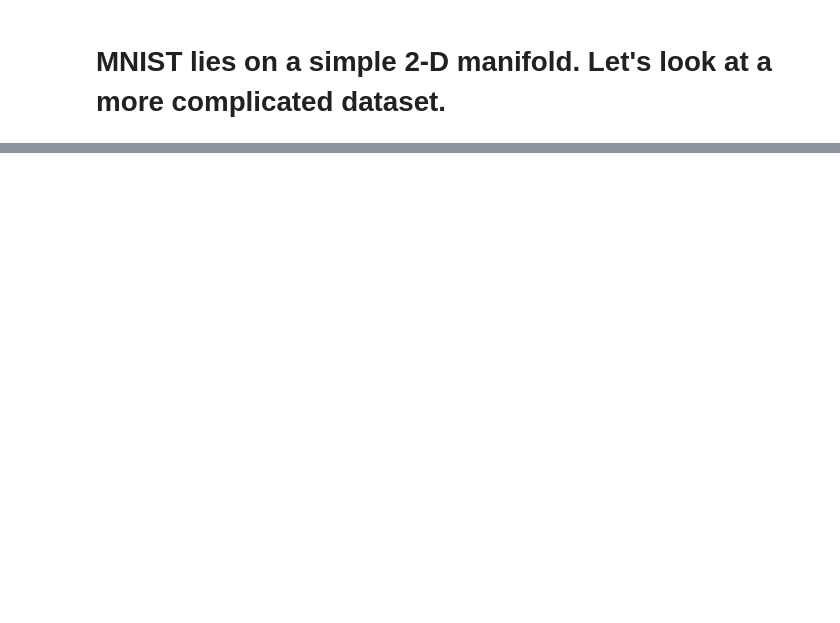
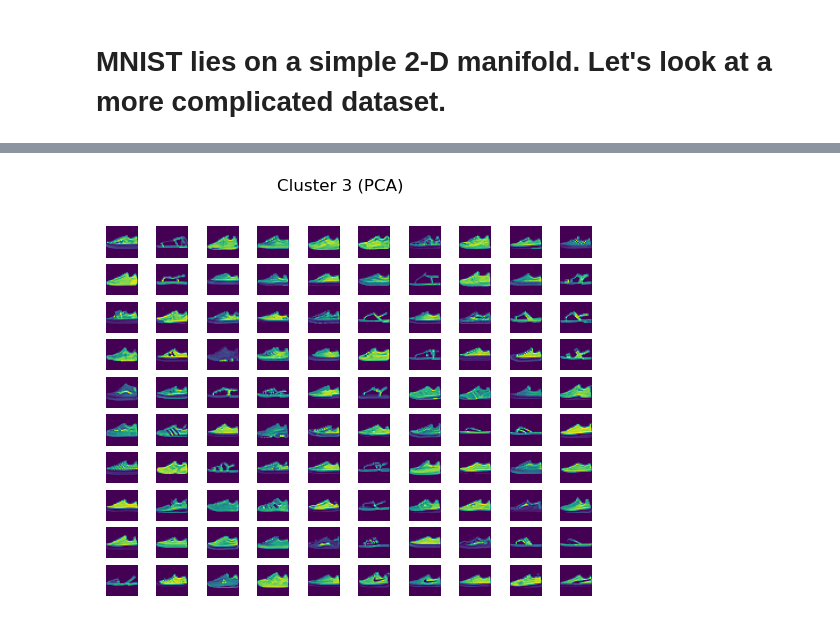
Before and after one commit to yemabio/clustering, a Jupyter notebook: scripts/clustering_fashion.ipynb, the cells around one changed output, grey strips where cells are left out. Saved outputs shown, nothing was run; the diff lists cells and outputs as text; code cells hidden in the pictures; blank space fills up the shorter version.

```diff
--- a/scripts/clustering_fashion.ipynb
+++ b/scripts/clustering_fashion.ipynb
@@ -50,12 +67,14 @@ for pred_label in np.unique(pca_labels[pca_labels >=0]):
     indices = (pca_labels == pred_label)
     pca_labeled_examples.append(data[indices])
 # %%
-lab=1
+lab=3
 fig, axs = plt.subplots(10,10)
 fig.suptitle(f'Cluster {lab} (PCA)')
 for ax, idx in zip(axs.flatten(),np.random.choice(len(pca_labeled_examples[lab]), 100)):
     ax.imshow(pca_labeled_examples[lab][idx].reshape(28,28))
     ax.axis('off')
+# %% [output]
+[figure, added]
 # %%
 umap_embedding = umap.UMAP(n_neighbors=30, min_dist=0.1,n_components=2).fit_transform(data)
 # umap_embedding = umap.UMAP(n_neighbors=30, min_dist=0,n_components=2).fit_transform(data)
```
Also changed, not shown: parts of 10 cells of this notebook, 4 other files.
